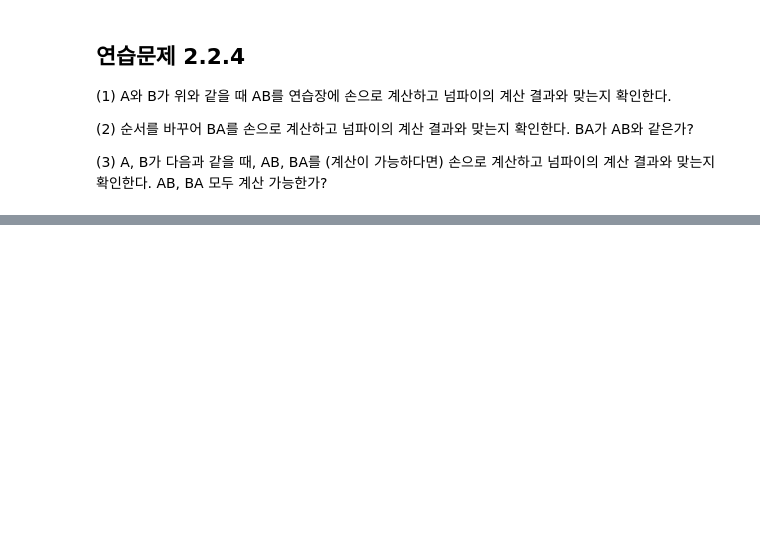
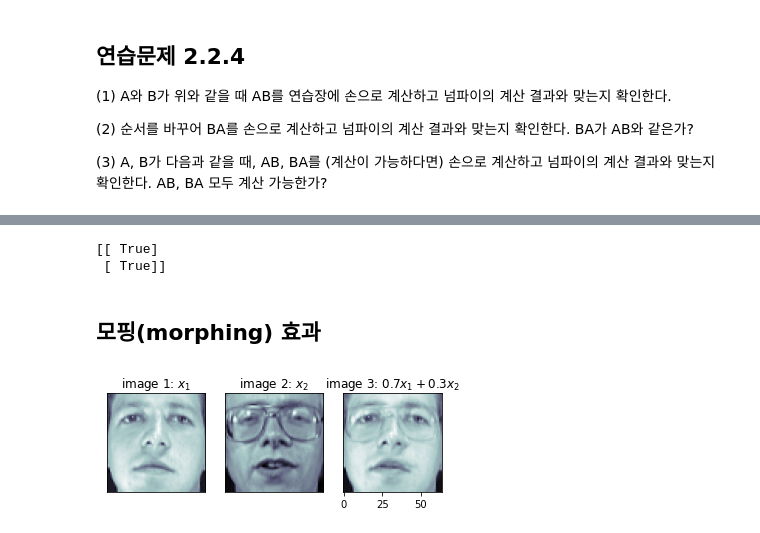
Before and after one commit to jsleeg98/DS_School_Math, a Jupyter notebook: 2장_NumPy로 공부하는 선형대수.ipynb, the cells around one changed output, grey strips where cells are left out. Cells and saved outputs as stored; diff of their text form; code cells hidden in the pictures; blank space fills up the shorter version.

```diff
--- a/2장_NumPy로 공부하는 선형대수.ipynb
+++ b/2장_NumPy로 공부하는 선형대수.ipynb
@@ -270,0 +285,49 @@ ValueError: matmul: Input operand 1 has a mismatch in its core dimension 0, with
+# %%
+import numpy as np
+X = np.array([[1, 2, 3], [4, 5, 6]])
+w = np.array([[2], [3], [4]])
+
+c1 = np.array([[1], [4]])
+c2 = np.array([[2], [5]])
+c3 = np.array([[3], [6]])
+w1 = 2
+w2 = 3
+w3 = 4
+
+result1 = w1 * c1 + w2 * c2 + w3 * c3 # 열벡터의 선형조합
+result2 = X @ w # 곱 Xw
+
+print(result1 == result2) # True
+# %% [output]
+[[ True]
+ [ True]]
+# %% [markdown]
+## 모핑(morphing) 효과
+# %%
+import matplotlib.pyplot as plt
+from sklearn.datasets import fetch_olivetti_faces
+faces = fetch_olivetti_faces()
+
+f, ax = plt.subplots(1, 3) # f에 figure 반환, ax에 subfigure 반환
+
+ax[0].imshow(faces.images[6], cmap = plt.cm.bone)
+ax[0].grid(False)
+ax[0].set_xticks([])
+ax[0].set_yticks([])
+ax[0].set_title('image 1: $x_1$')
+
+ax[1].imshow(faces.images[10], cmap = plt.cm.bone)
+ax[1].grid(False)
+ax[1].set_xticks([])
+ax[1].set_yticks([])
+ax[1].set_title('image 2: $x_2$')
+
+new_face = 0.7 * faces.images[6] + 0.3 * faces.images[10]
+ax[2].imshow(new_face, cmap = plt.cm.bone)
+ax[2].grid(False)
+ax[2].set_yticks([])
+ax[2].set_title('image 3: $0.7x_1 + 0.3x_2$')
+
+plt.show()
+# %% [output]
+[figure, added]
```
Also changed, not shown: parts of 4 cells of this notebook.
